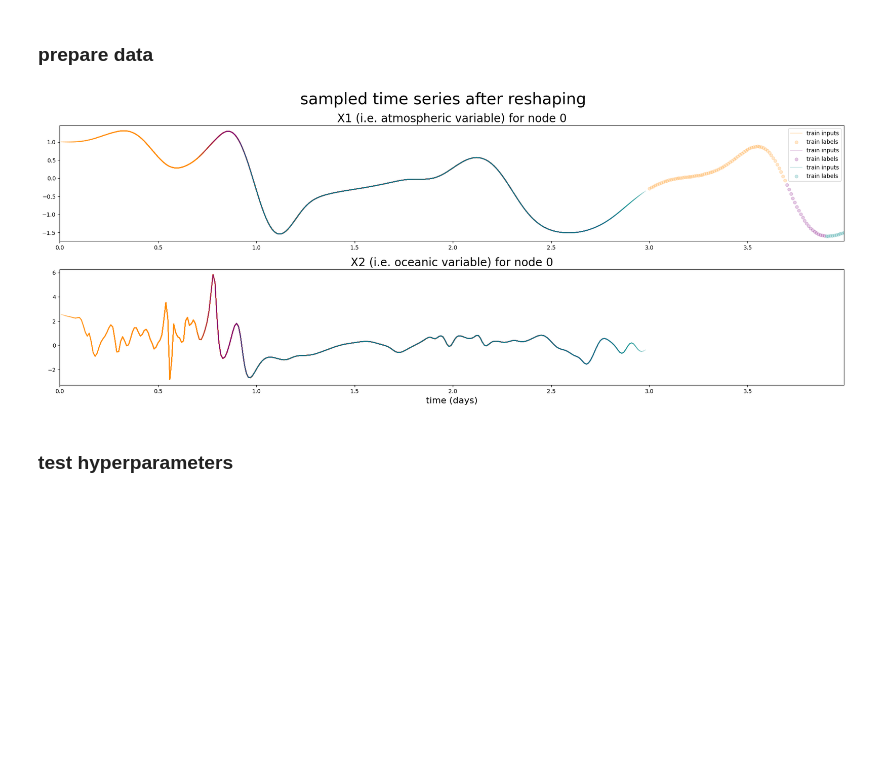
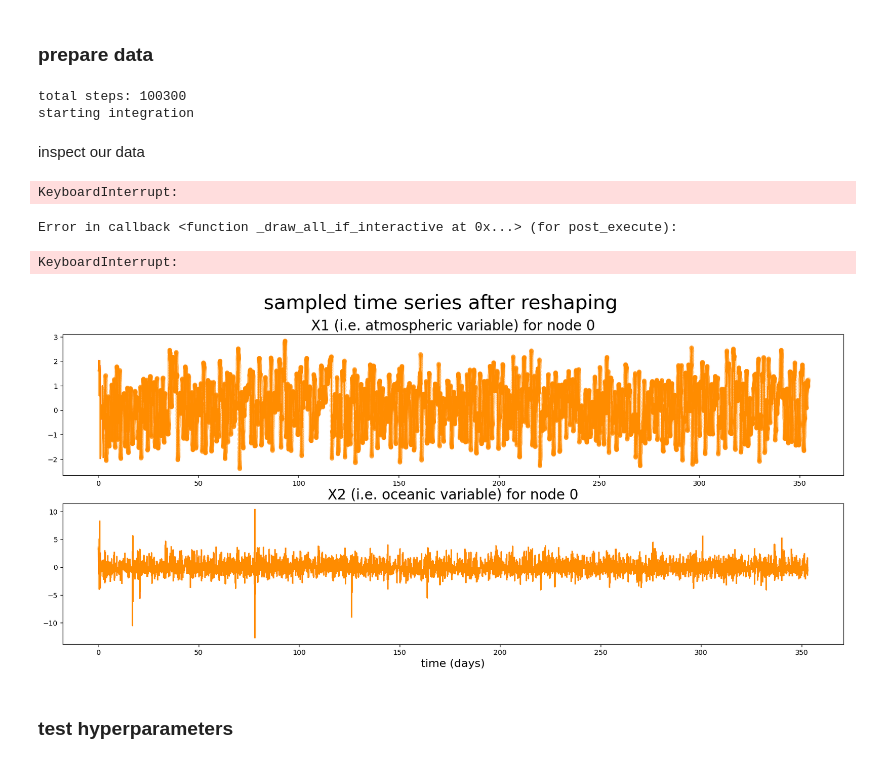
Before and after one commit to VaniSachdev/lorenzGNN, a Jupyter notebook: param.ipynb, the cells around one changed output. Drawn from its saved outputs; the diff is of its cells as text; code cells hidden in the pictures; blank space fills up the shorter version.

Commit message:
ran model with lots of data  -- still doesn't work
Co-authored-by: Vani Sachdev  <vsachdev@g.hmc.edu>

```diff
--- a/param.ipynb
+++ b/param.ipynb
@@ -103,7 +106,7 @@ def plot_model_results(train, val, GCN_model, history, epochs=200):
 
 # only uncomment each line if testing a non-default parameter
 dataset = lorenzDataset(
-    # n_samples=1 / DEFAULT_TIME_RESOLUTION,
+    n_samples=100000,
     # input_steps=2 / DEFAULT_TIME_RESOLUTION,  # 2 days
     # output_delay=1 / DEFAULT_TIME_RESOLUTION,  # 1 day
     # output_steps=1,
@@ -118,14 +121,6 @@ dataset = lorenzDataset(
     # time_resolution=DEFAULT_TIME_RESOLUTION,
     # seed=42
 )
-
-train = dataset[:int(0.7 * dataset.n_graphs)]
-val = dataset[int(0.7 * dataset.n_graphs):int(0.9 * dataset.n_graphs)]
-test = dataset[int(0.9 * dataset.n_graphs):]
-
-# normalize data
-X1_mean, X1_std, X2_mean, X2_std = train.get_mean_std()
-
-train.normalize(X1_mean, X1_std, X2_mean, X2_std)
-val.normalize(X1_mean, X1_std, X2_mean, X2_std)
-test.normalize(X1_mean, X1_std, X2_mean, X2_std)
+# %% [output]
+total steps: 100300
+starting integration
@@ -132,4 +138,7 @@ test.normalize(X1_mean, X1_std, X2_mean, X2_std)
+# %% [markdown]
+inspect our data
 # %%
+start = datetime.now()
 colors = ["darkorange", "purple", "darkcyan"]
 node = 0
 
@@ -143,41 +152,48 @@ ax1.set_title("X2 (i.e. oceanic variable) for node {}".format(node), size=20)
 plt.xlabel('time (days)', size=16)
 
 # plot train, val, and test data
+print('plotting train')
 fig, (ax0, ax1) = train.plot(node,
                              fig,
                              ax0,
                              ax1,
                              data_type='train',
                              color=colors[0], alpha=0.2)
+print('plotting val')
 fig, (ax0, ax1) = val.plot(node,
                            fig,
                            ax0,
                            ax1,
                            data_type='val',
                            color=colors[1], alpha=0.2)
+print('plotting test')
 fig, (ax0, ax1) = test.plot(node,
                             fig,
                             ax0,
                             ax1,
                             data_type='test',
                             color=colors[2], alpha=0.2)
 
 ax0.set_xlim(train[0].t_X[0], test[-1].t_Y[-1])
 ax1.set_xlim(train[0].t_X[0], test[-1].t_Y[-1])
 
+print('editing legend')
 # create legend
 ax0.legend()
 ax0.legend(handles=ax0.get_legend().legendHandles[0:6])
 leg = ax0.get_legend()
 [
     leg.legendHandles[i].set_color(colors[i // 2])
     for i in range(len(leg.legendHandles))
 ]
 
 plt.tight_layout()
 plt.show()
 # %% [output]
+KeyboardInterrupt:
+Error in callback <function _draw_all_if_interactive at 0x...> (for post_execute):
+KeyboardInterrupt:
-[figure, old version]
+[figure, new version]
 # %% [markdown]
 ### test hyperparameters
 # %%
```
Also changed, not shown: parts of 6 cells of this notebook, 5 other files.
